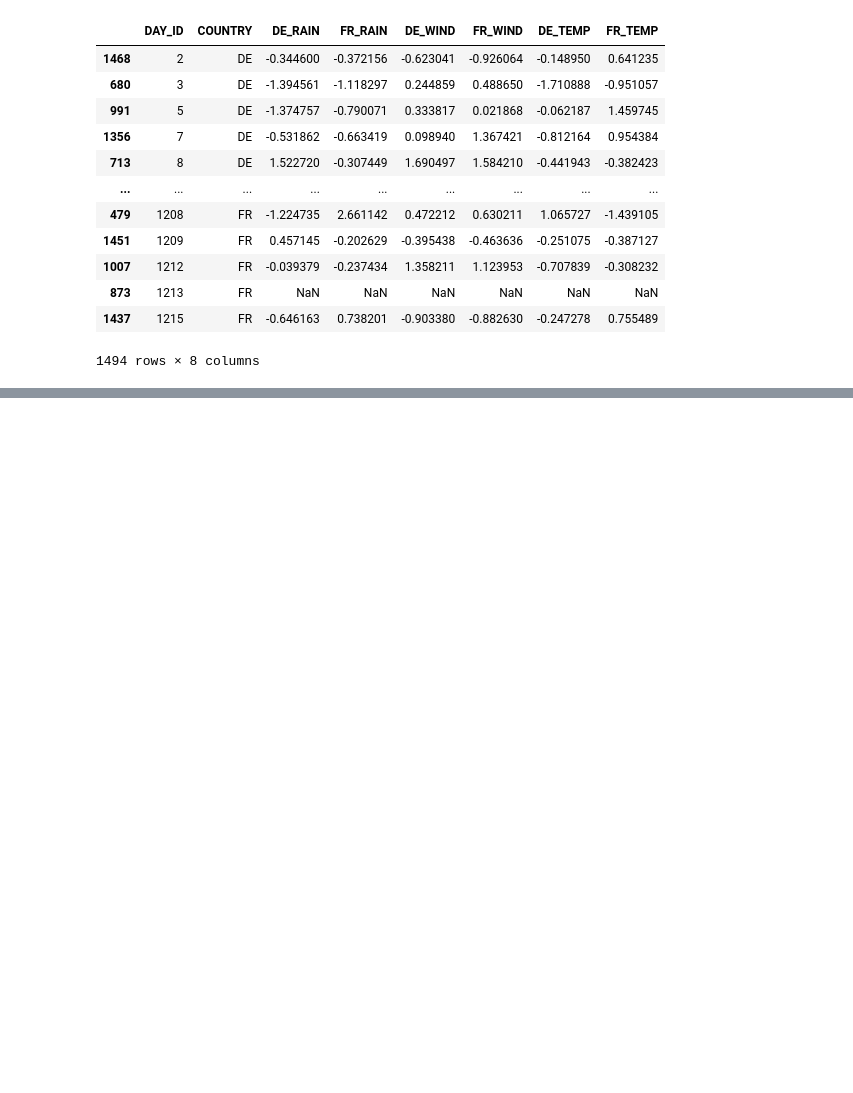
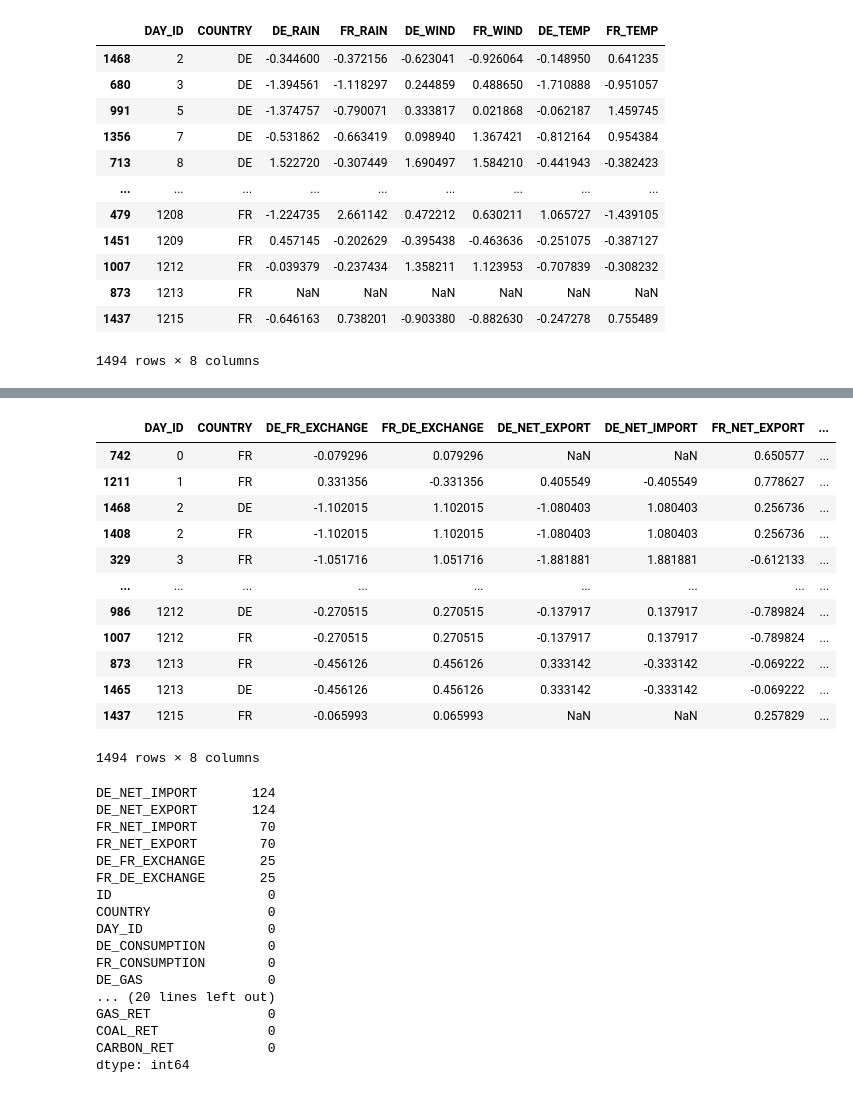
Before and after one commit to yvesmarix/PROJET-QRT-ELEC, a Jupyter notebook: main.ipynb, the cells around one changed output, grey strips where cells are left out. Saved outputs shown, nothing was run; the diff lists cells and outputs as text; code cells hidden in the pictures; blank space fills up the shorter version.

```diff
--- a/main.ipynb
+++ b/main.ipynb
@@ -131,0 +204,45 @@ x_train[["DAY_ID", "COUNTRY"] + columns_to_fill]
+# %%
+flow_pairs = [
+    ("DE_FR_EXCHANGE", "FR_DE_EXCHANGE"),
+    ("DE_NET_EXPORT", "DE_NET_IMPORT"),
+    ("FR_NET_EXPORT", "FR_NET_IMPORT"),
+    ]
+
+
+x_train = x_train.sort_values("DAY_ID")
+
+flux_cols = [c for pair in flow_pairs for c in pair]
+# %%
+display(x_train[["DAY_ID", "COUNTRY"] + flux_cols])
+display(x_train.isna().sum().sort_values(ascending=False))
+# %% [output]
+|  | DAY_ID | COUNTRY | DE_FR_EXCHANGE | FR_DE_EXCHANGE | DE_NET_EXPORT | DE_NET_IMPORT | FR_NET_EXPORT | ... |
+| 742 | 0 | FR | -0.079296 | 0.079296 | NaN | NaN | 0.650577 | ... |
+| 1211 | 1 | FR | 0.331356 | -0.331356 | 0.405549 | -0.405549 | 0.778627 | ... |
+| 1468 | 2 | DE | -1.102015 | 1.102015 | -1.080403 | 1.080403 | 0.256736 | ... |
+| 1408 | 2 | FR | -1.102015 | 1.102015 | -1.080403 | 1.080403 | 0.256736 | ... |
+| 329 | 3 | FR | -1.051716 | 1.051716 | -1.881881 | 1.881881 | -0.612133 | ... |
+| ... | ... | ... | ... | ... | ... | ... | ... | ... |
+| 986 | 1212 | DE | -0.270515 | 0.270515 | -0.137917 | 0.137917 | -0.789824 | ... |
+| 1007 | 1212 | FR | -0.270515 | 0.270515 | -0.137917 | 0.137917 | -0.789824 | ... |
+| 873 | 1213 | FR | -0.456126 | 0.456126 | 0.333142 | -0.333142 | -0.069222 | ... |
+| 1465 | 1213 | DE | -0.456126 | 0.456126 | 0.333142 | -0.333142 | -0.069222 | ... |
+| 1437 | 1215 | FR | -0.065993 | 0.065993 | NaN | NaN | 0.257829 | ... |
+1494 rows × 8 columns
+DE_NET_IMPORT       124
+DE_NET_EXPORT       124
+FR_NET_IMPORT        70
+FR_NET_EXPORT        70
+DE_FR_EXCHANGE       25
+FR_DE_EXCHANGE       25
+ID                    0
+COUNTRY               0
+DAY_ID                0
+DE_CONSUMPTION        0
+FR_CONSUMPTION        0
+DE_GAS                0
+... (20 lines left out)
+GAS_RET               0
+COAL_RET              0
+CARBON_RET            0
+dtype: int64
```
Also changed, not shown: parts of 21 cells of this notebook.
